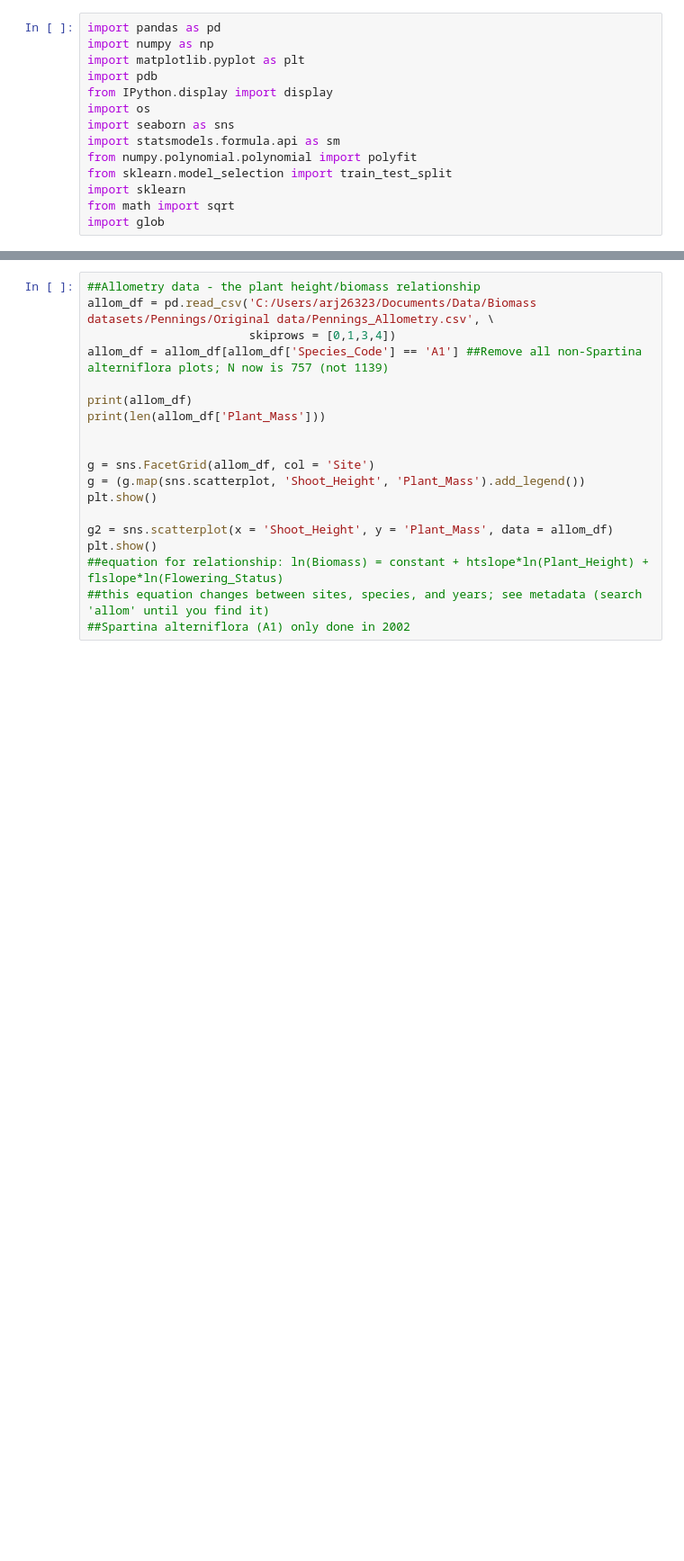
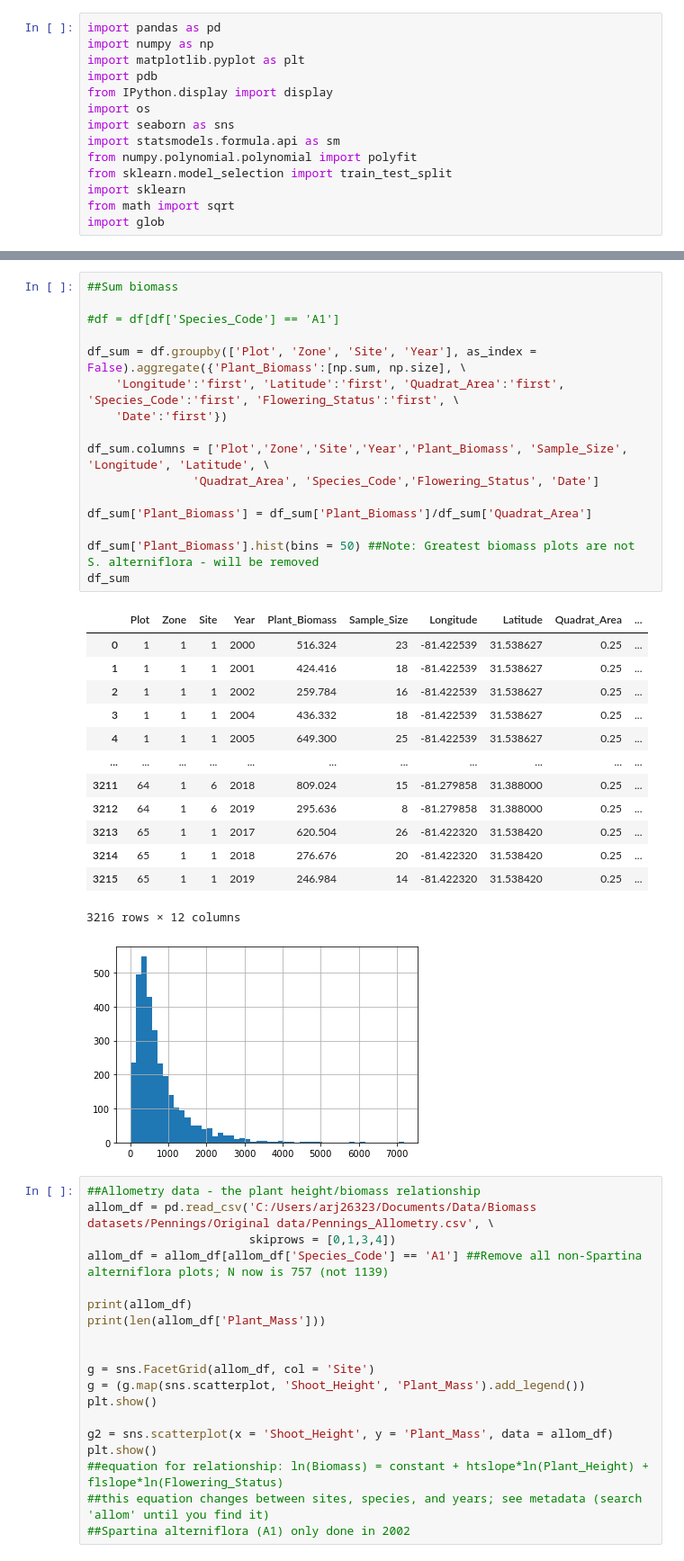
Before and after one commit to asajulien/PhD, a Jupyter notebook: Jupyter/Biomass-GA LTER.ipynb, the cells around one changed output, grey strips where cells are left out. Shown: that part at 90% size. Cells and saved outputs as stored; diff of their text form; blank space fills up the shorter version.

```diff
--- a/Jupyter/Biomass-GA LTER.ipynb
+++ b/Jupyter/Biomass-GA LTER.ipynb
@@ -70,3 +74,34 @@ df
+# %%
+##Sum biomass
+
+#df = df[df['Species_Code'] == 'A1']
+
+df_sum = df.groupby(['Plot', 'Zone', 'Site', 'Year'], as_index = False).aggregate({'Plant_Biomass':[np.sum, np.size], \
+    'Longitude':'first', 'Latitude':'first', 'Quadrat_Area':'first', 'Species_Code':'first', 'Flowering_Status':'first', \
+    'Date':'first'})
+
+df_sum.columns = ['Plot','Zone','Site','Year','Plant_Biomass', 'Sample_Size', 'Longitude', 'Latitude', \
+               'Quadrat_Area', 'Species_Code','Flowering_Status', 'Date']
+
+df_sum['Plant_Biomass'] = df_sum['Plant_Biomass']/df_sum['Quadrat_Area']
+
+df_sum['Plant_Biomass'].hist(bins = 50) ##Note: Greatest biomass plots are not S. alterniflora - will be removed
+df_sum
+# %% [output]
+|  | Plot | Zone | Site | Year | Plant_Biomass | Sample_Size | Longitude | Latitude | Quadrat_Area | ... |
+| 0 | 1 | 1 | 1 | 2000 | 516.324 | 23 | -81.422539 | 31.538627 | 0.25 | ... |
+| 1 | 1 | 1 | 1 | 2001 | 424.416 | 18 | -81.422539 | 31.538627 | 0.25 | ... |
+| 2 | 1 | 1 | 1 | 2002 | 259.784 | 16 | -81.422539 | 31.538627 | 0.25 | ... |
+| 3 | 1 | 1 | 1 | 2004 | 436.332 | 18 | -81.422539 | 31.538627 | 0.25 | ... |
+| 4 | 1 | 1 | 1 | 2005 | 649.300 | 25 | -81.422539 | 31.538627 | 0.25 | ... |
+| ... | ... | ... | ... | ... | ... | ... | ... | ... | ... | ... |
+| 3211 | 64 | 1 | 6 | 2018 | 809.024 | 15 | -81.279858 | 31.388000 | 0.25 | ... |
+| 3212 | 64 | 1 | 6 | 2019 | 295.636 | 8 | -81.279858 | 31.388000 | 0.25 | ... |
+| 3213 | 65 | 1 | 1 | 2017 | 620.504 | 26 | -81.422320 | 31.538420 | 0.25 | ... |
+| 3214 | 65 | 1 | 1 | 2018 | 276.676 | 20 | -81.422320 | 31.538420 | 0.25 | ... |
+| 3215 | 65 | 1 | 1 | 2019 | 246.984 | 14 | -81.422320 | 31.538420 | 0.25 | ... |
+3216 rows × 12 columns
+[figure, added]
 # %%
 ##Allometry data - the plant height/biomass relationship
 allom_df = pd.read_csv('C:/Users/arj26323/Documents/Data/Biomass datasets/Pennings/Original data/Pennings_Allometry.csv', \
```
Also changed, not shown: parts of 5 cells of this notebook.
